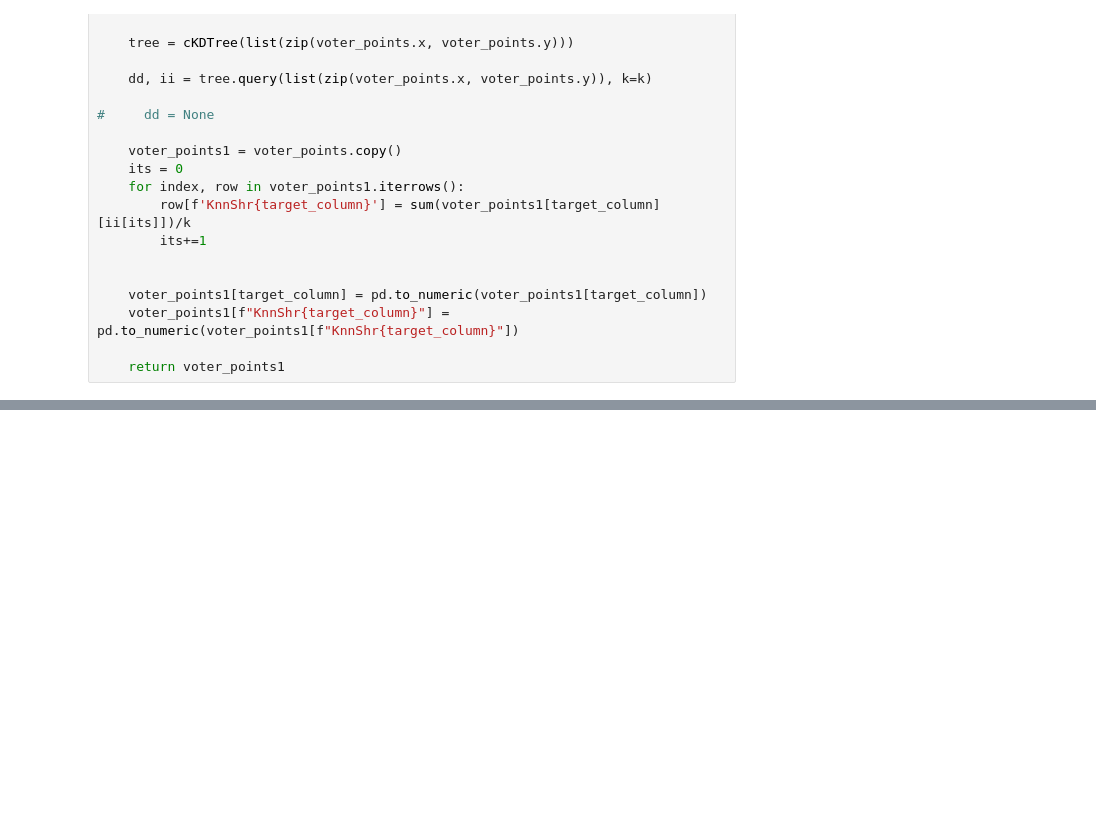
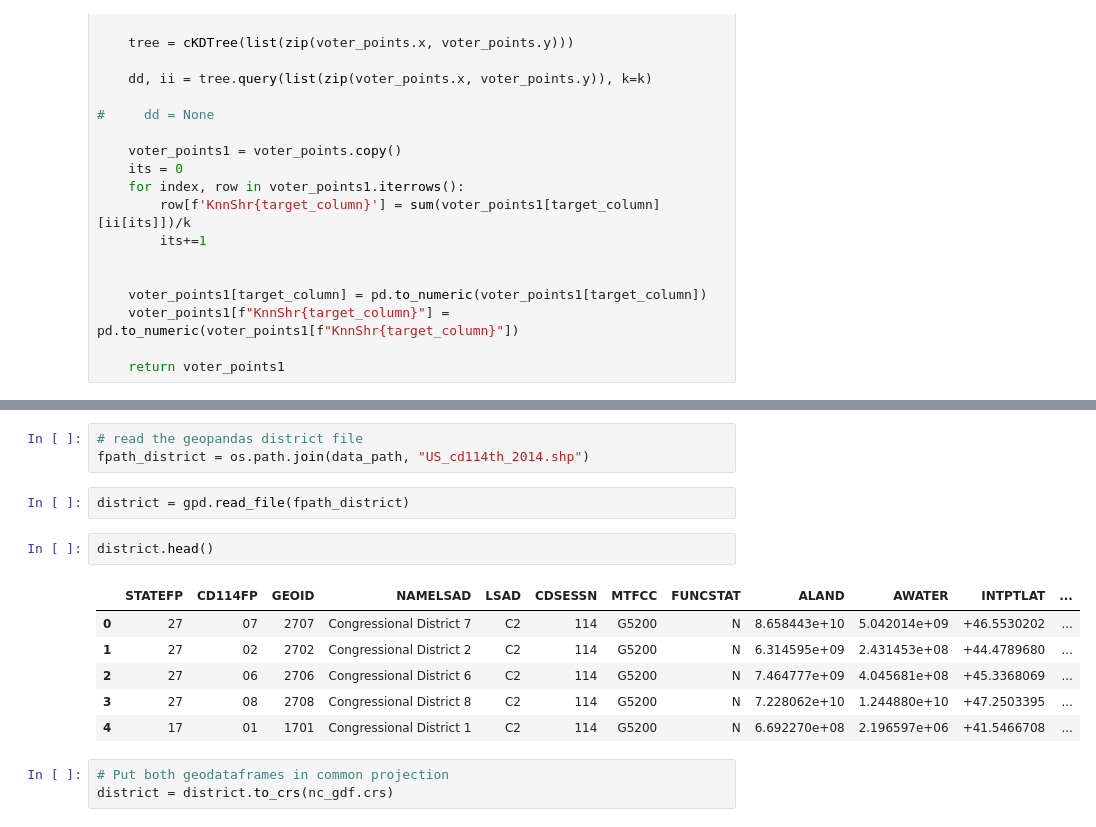
Before and after one commit to nickeubank/partisan_dislocation, a Jupyter notebook: partisan_dislocation/vs_partisan_dislocation.ipynb, the cells around one changed output, grey strips where cells are left out. Saved outputs shown, nothing was run; the diff lists cells and outputs as text; blank space fills up the shorter version.

Commit message:
Final file for dislocation score calculated
Please check for the following
1. Did I assign the `.crs` attribute correctly?
2. Join (I did the inner join... did I do it correctly)

```diff
--- a/partisan_dislocation/vs_partisan_dislocation.ipynb
+++ b/partisan_dislocation/vs_partisan_dislocation.ipynb
@@ -140,0 +156,17 @@ gf_nc_new
+# %%
+# read the geopandas district file
+fpath_district = os.path.join(data_path, "US_cd114th_2014.shp")
+# %%
+district = gpd.read_file(fpath_district)
+# %%
+district.head()
+# %% [output]
+|  | STATEFP | CD114FP | GEOID | NAMELSAD | LSAD | CDSESSN | MTFCC | FUNCSTAT | ALAND | AWATER | INTPTLAT | ... |
+| 0 | 27 | 07 | 2707 | Congressional District 7 | C2 | 114 | G5200 | N | 8.658443e+10 | 5.042014e+09 | +46.5530202 | ... |
+| 1 | 27 | 02 | 2702 | Congressional District 2 | C2 | 114 | G5200 | N | 6.314595e+09 | 2.431453e+08 | +44.4789680 | ... |
+| 2 | 27 | 06 | 2706 | Congressional District 6 | C2 | 114 | G5200 | N | 7.464777e+09 | 4.045681e+08 | +45.3368069 | ... |
+| 3 | 27 | 08 | 2708 | Congressional District 8 | C2 | 114 | G5200 | N | 7.228062e+10 | 1.244880e+10 | +47.2503395 | ... |
+| 4 | 17 | 01 | 1701 | Congressional District 1 | C2 | 114 | G5200 | N | 6.692270e+08 | 2.196597e+06 | +41.5466708 | ... |
+# %%
+# Put both geodataframes in common projection
+district = district.to_crs(nc_gdf.crs)
```
Also changed, not shown: parts of 23 cells of this notebook.
